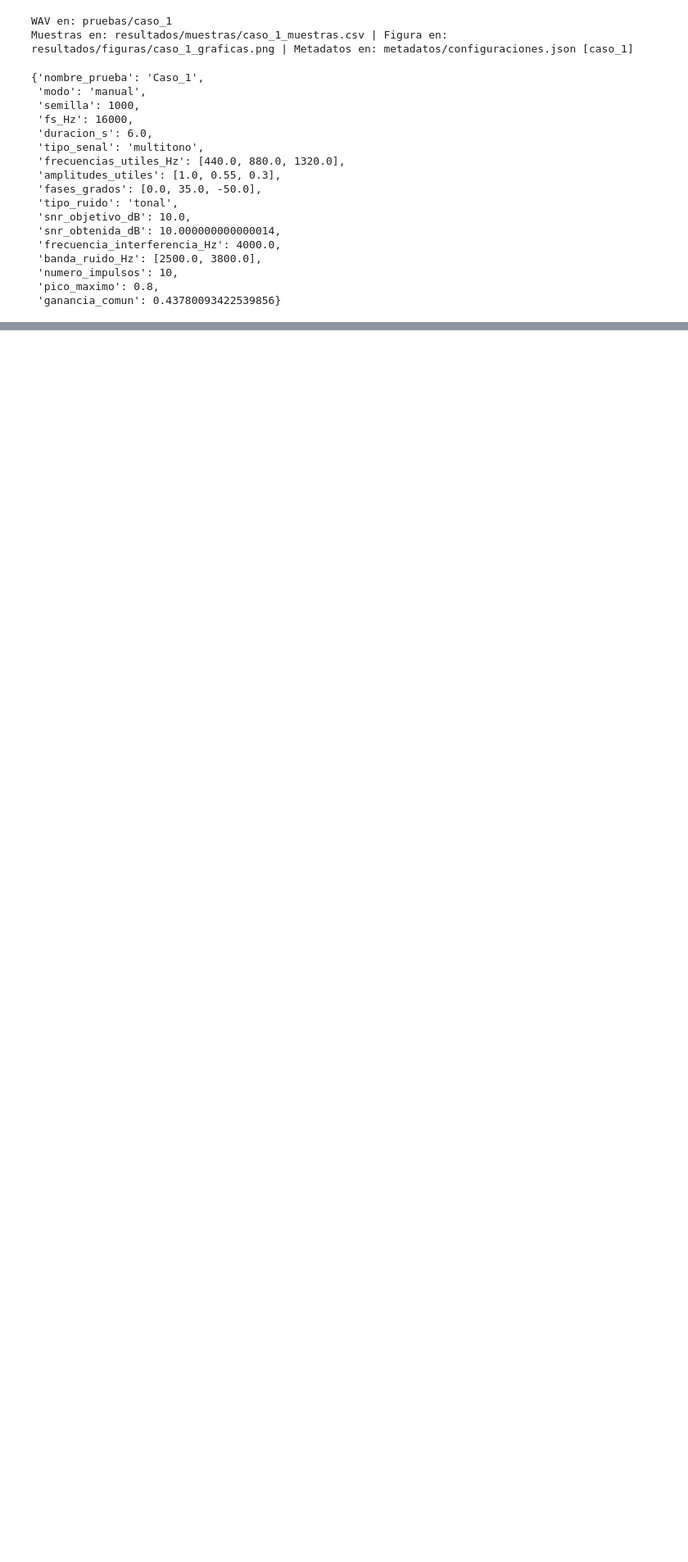
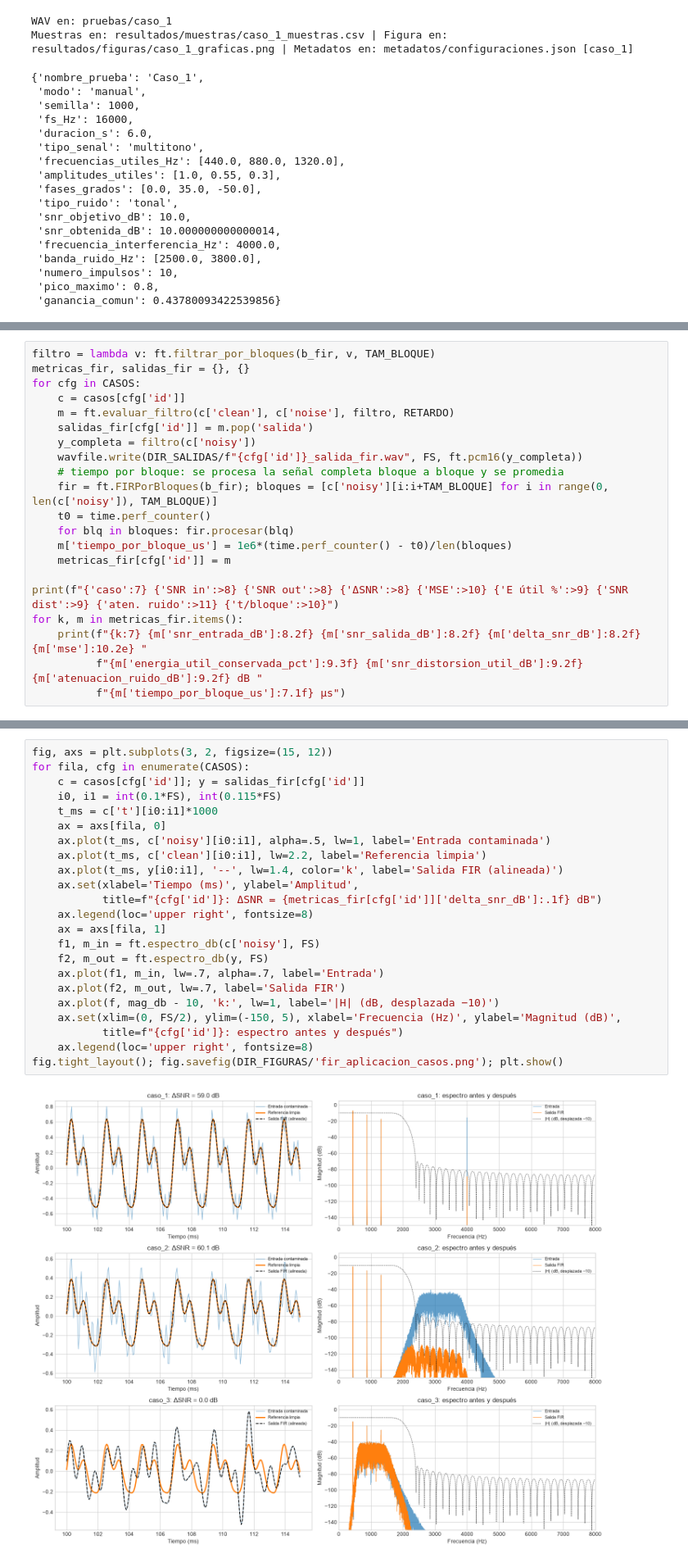
Before and after one commit to TamaraCM06/tcajiao_asm_2026_s2, a Jupyter notebook: proyecto_1_grupal/tarea1_grupo1/notebook.ipynb, the cells around one changed output, grey strips where cells are left out. Shown at 82% size. Saved outputs shown, nothing was run; the diff lists cells and outputs as text; blank space fills up the shorter version.

```diff
--- a/proyecto_1_grupal/tarea1_grupo1/notebook.ipynb
+++ b/proyecto_1_grupal/tarea1_grupo1/notebook.ipynb
@@ -264,0 +537,21 @@ Muestras en: resultados/muestras/caso_1_muestras.csv | Figura en: resultados/fig
+# %%
+filtro = lambda v: ft.filtrar_por_bloques(b_fir, v, TAM_BLOQUE)
+metricas_fir, salidas_fir = {}, {}
+for cfg in CASOS:
+    c = casos[cfg['id']]
+    m = ft.evaluar_filtro(c['clean'], c['noise'], filtro, RETARDO)
+    salidas_fir[cfg['id']] = m.pop('salida')
+    y_completa = filtro(c['noisy'])
+    wavfile.write(DIR_SALIDAS/f"{cfg['id']}_salida_fir.wav", FS, ft.pcm16(y_completa))
+    # tiempo por bloque: se procesa la señal completa bloque a bloque y se promedia
+    fir = ft.FIRPorBloques(b_fir); bloques = [c['noisy'][i:i+TAM_BLOQUE] for i in range(0, len(c['noisy']), TAM_BLOQUE)]
+    t0 = time.perf_counter()
+    for blq in bloques: fir.procesar(blq)
+    m['tiempo_por_bloque_us'] = 1e6*(time.perf_counter() - t0)/len(bloques)
+    metricas_fir[cfg['id']] = m
+
+print(f"{'caso':7} {'SNR in':>8} {'SNR out':>8} {'ΔSNR':>8} {'MSE':>10} {'E útil %':>9} {'SNR dist':>9} {'aten. ruido':>11} {'t/bloque':>10}")
+for k, m in metricas_fir.items():
+    print(f"{k:7} {m['snr_entrada_dB']:8.2f} {m['snr_salida_dB']:8.2f} {m['delta_snr_dB']:8.2f} {m['mse']:10.2e} "
+          f"{m['energia_util_conservada_pct']:9.3f} {m['snr_distorsion_util_dB']:9.2f} {m['atenuacion_ruido_dB']:9.2f} dB "
+          f"{m['tiempo_por_bloque_us']:7.1f} µs")
@@ -264,0 +563,25 @@ Muestras en: resultados/muestras/caso_1_muestras.csv | Figura en: resultados/fig
+# %%
+fig, axs = plt.subplots(3, 2, figsize=(15, 12))
+for fila, cfg in enumerate(CASOS):
+    c = casos[cfg['id']]; y = salidas_fir[cfg['id']]
+    i0, i1 = int(0.1*FS), int(0.115*FS)
+    t_ms = c['t'][i0:i1]*1000
+    ax = axs[fila, 0]
+    ax.plot(t_ms, c['noisy'][i0:i1], alpha=.5, lw=1, label='Entrada contaminada')
+    ax.plot(t_ms, c['clean'][i0:i1], lw=2.2, label='Referencia limpia')
+    ax.plot(t_ms, y[i0:i1], '--', lw=1.4, color='k', label='Salida FIR (alineada)')
+    ax.set(xlabel='Tiempo (ms)', ylabel='Amplitud',
+           title=f"{cfg['id']}: ΔSNR = {metricas_fir[cfg['id']]['delta_snr_dB']:.1f} dB")
+    ax.legend(loc='upper right', fontsize=8)
+    ax = axs[fila, 1]
+    f1, m_in = ft.espectro_db(c['noisy'], FS)
+    f2, m_out = ft.espectro_db(y, FS)
+    ax.plot(f1, m_in, lw=.7, alpha=.7, label='Entrada')
+    ax.plot(f2, m_out, lw=.7, label='Salida FIR')
+    ax.plot(f, mag_db - 10, 'k:', lw=1, label='|H| (dB, desplazada −10)')
+    ax.set(xlim=(0, FS/2), ylim=(-150, 5), xlabel='Frecuencia (Hz)', ylabel='Magnitud (dB)',
+           title=f"{cfg['id']}: espectro antes y después")
+    ax.legend(loc='upper right', fontsize=8)
+fig.tight_layout(); fig.savefig(DIR_FIGURAS/'fir_aplicacion_casos.png'); plt.show()
+# %% [output]
+[figure, added]
```
Also changed, not shown: parts of 21 cells of this notebook, 12 other files.
